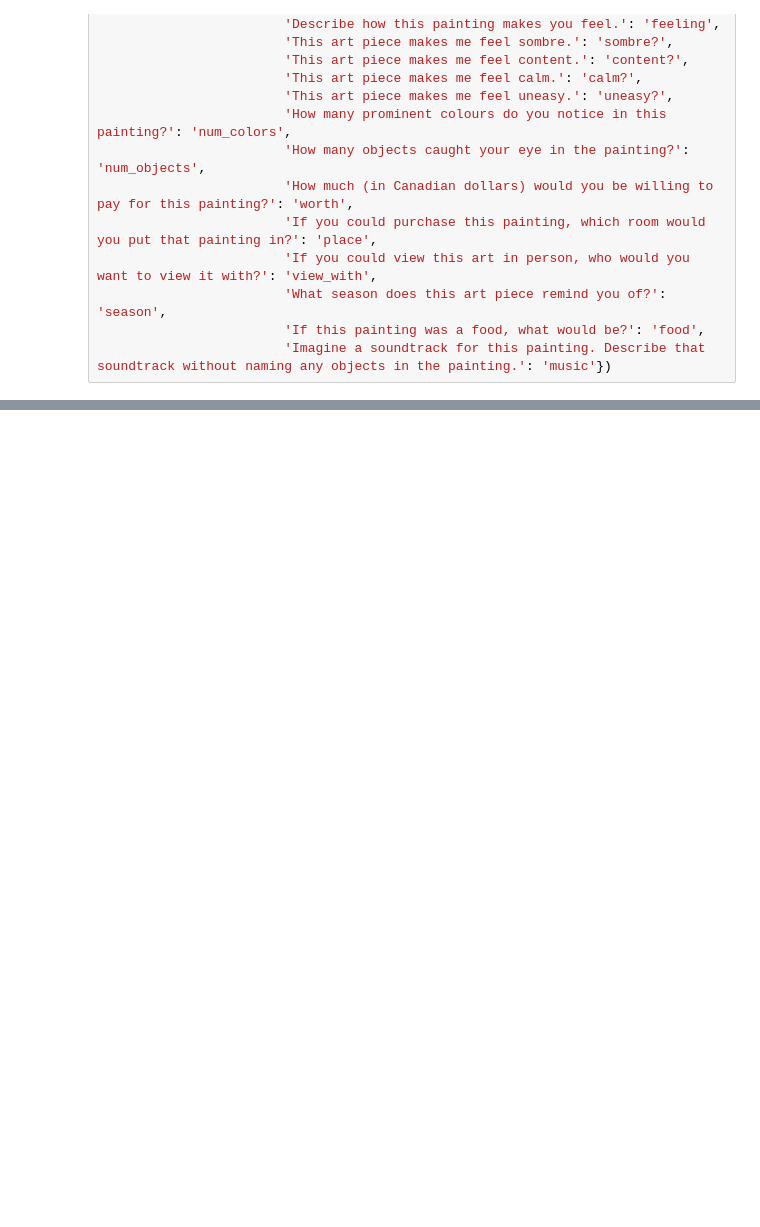
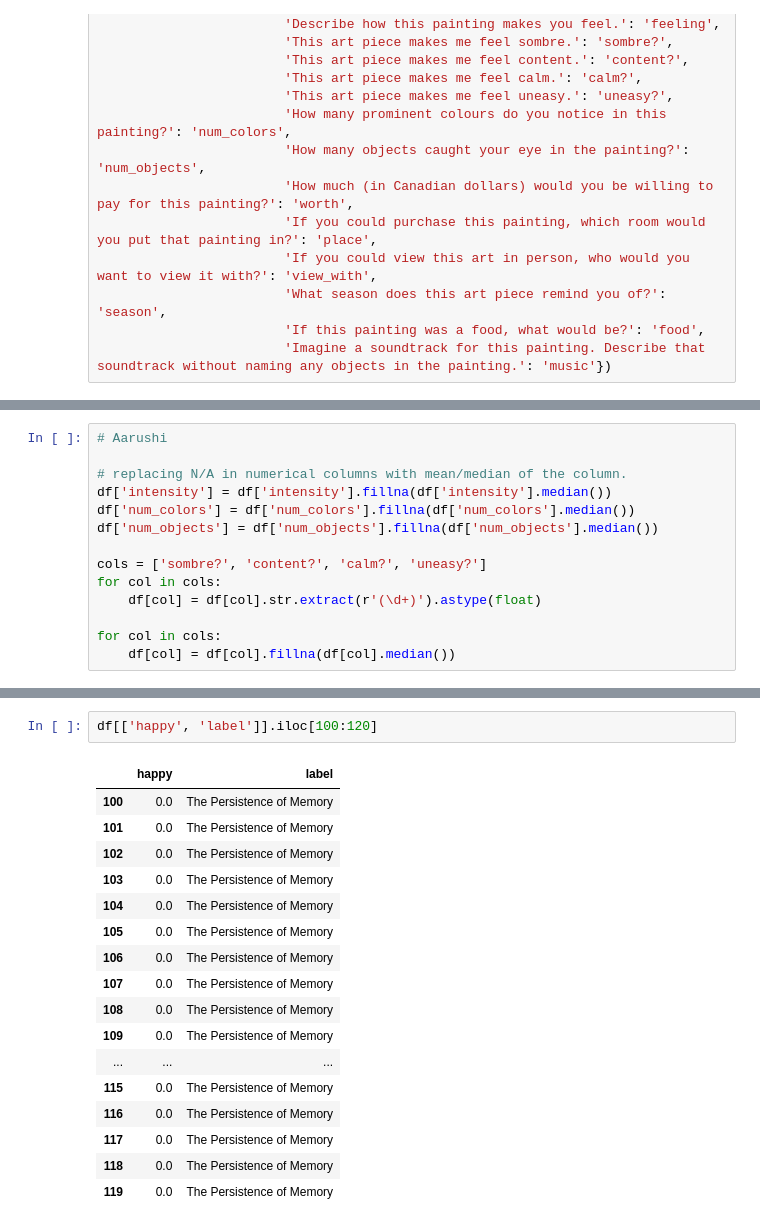
Before and after one commit to kabir-codes/ml-challenge, a Jupyter notebook: ML_Challenge.ipynb, the cells around one changed output, grey strips where cells are left out. Drawn from its saved outputs; the diff is of its cells as text; blank space fills up the shorter version.

```diff
--- a/ML_Challenge.ipynb
+++ b/ML_Challenge.ipynb
@@ -46,0 +138,14 @@ df
+# %%
+# Aarushi
+
+# replacing N/A in numerical columns with mean/median of the column.
+df['intensity'] = df['intensity'].fillna(df['intensity'].median())
+df['num_colors'] = df['num_colors'].fillna(df['num_colors'].median())
+df['num_objects'] = df['num_objects'].fillna(df['num_objects'].median())
+
+cols = ['sombre?', 'content?', 'calm?', 'uneasy?']
+for col in cols:
+    df[col] = df[col].str.extract(r'(\d+)').astype(float)
+
+for col in cols:
+    df[col] = df[col].fillna(df[col].median())
@@ -46,0 +199,20 @@ df
+# %%
+df[['happy', 'label']].iloc[100:120]
+# %% [output]
+|  | happy | label |
+| 100 | 0.0 | The Persistence of Memory |
+| 101 | 0.0 | The Persistence of Memory |
+| 102 | 0.0 | The Persistence of Memory |
+| 103 | 0.0 | The Persistence of Memory |
+| 104 | 0.0 | The Persistence of Memory |
+| 105 | 0.0 | The Persistence of Memory |
+| 106 | 0.0 | The Persistence of Memory |
+| 107 | 0.0 | The Persistence of Memory |
+| 108 | 0.0 | The Persistence of Memory |
+| 109 | 0.0 | The Persistence of Memory |
+| ... | ... | ... |
+| 115 | 0.0 | The Persistence of Memory |
+| 116 | 0.0 | The Persistence of Memory |
+| 117 | 0.0 | The Persistence of Memory |
+| 118 | 0.0 | The Persistence of Memory |
+| 119 | 0.0 | The Persistence of Memory |
```
Also changed, not shown: parts of 14 cells of this notebook.
